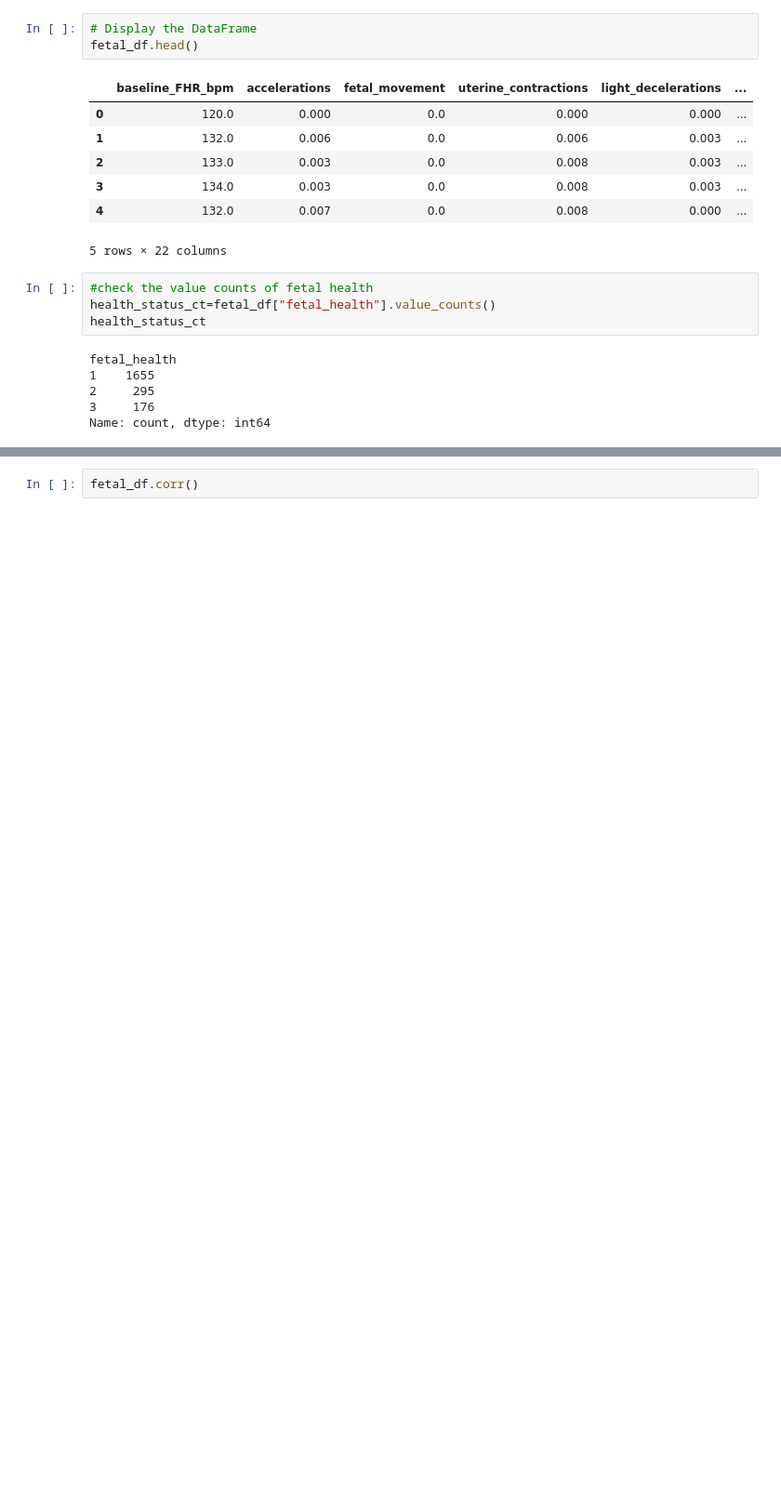
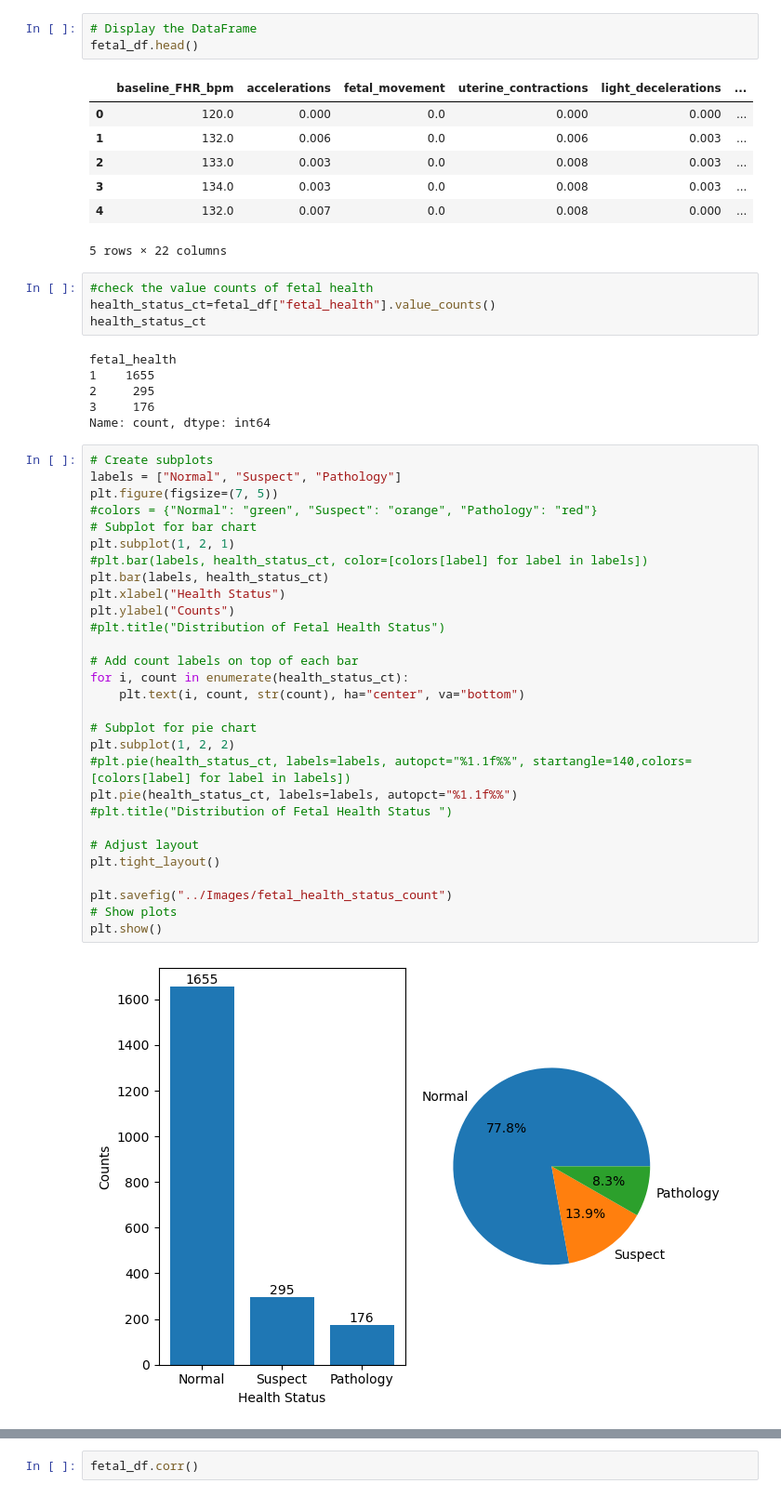
Before and after one commit to imnana18/group10-final-project, a Jupyter notebook: notebook/fetal_health_analysis.ipynb, the cells around one changed output, grey strips where cells are left out. Shown: that part at 93% size. Drawn from its saved outputs; the diff is of its cells as text; blank space fills up the shorter version.

```diff
--- a/notebook/fetal_health_analysis.ipynb
+++ b/notebook/fetal_health_analysis.ipynb
@@ -44,3 +44,34 @@ fetal_health
 2     295
 3     176
 Name: count, dtype: int64
+# %%
+# Create subplots
+labels = ["Normal", "Suspect", "Pathology"]
+plt.figure(figsize=(7, 5))
+#colors = {"Normal": "green", "Suspect": "orange", "Pathology": "red"}
+# Subplot for bar chart
+plt.subplot(1, 2, 1)
+#plt.bar(labels, health_status_ct, color=[colors[label] for label in labels])
+plt.bar(labels, health_status_ct)
+plt.xlabel("Health Status")
+plt.ylabel("Counts")
+#plt.title("Distribution of Fetal Health Status")
+
+# Add count labels on top of each bar
+for i, count in enumerate(health_status_ct):
+    plt.text(i, count, str(count), ha="center", va="bottom")
+
+# Subplot for pie chart
+plt.subplot(1, 2, 2)
+#plt.pie(health_status_ct, labels=labels, autopct="%1.1f%%", startangle=140,colors=[colors[label] for label in labels])
+plt.pie(health_status_ct, labels=labels, autopct="%1.1f%%")
+#plt.title("Distribution of Fetal Health Status ")
+
+# Adjust layout
+plt.tight_layout()
+
+plt.savefig("../Images/fetal_health_status_count")
+# Show plots
+plt.show()
+# %% [output]
+[figure, added]
```
Also changed, not shown: parts of 13 cells of this notebook, 24 other files.
